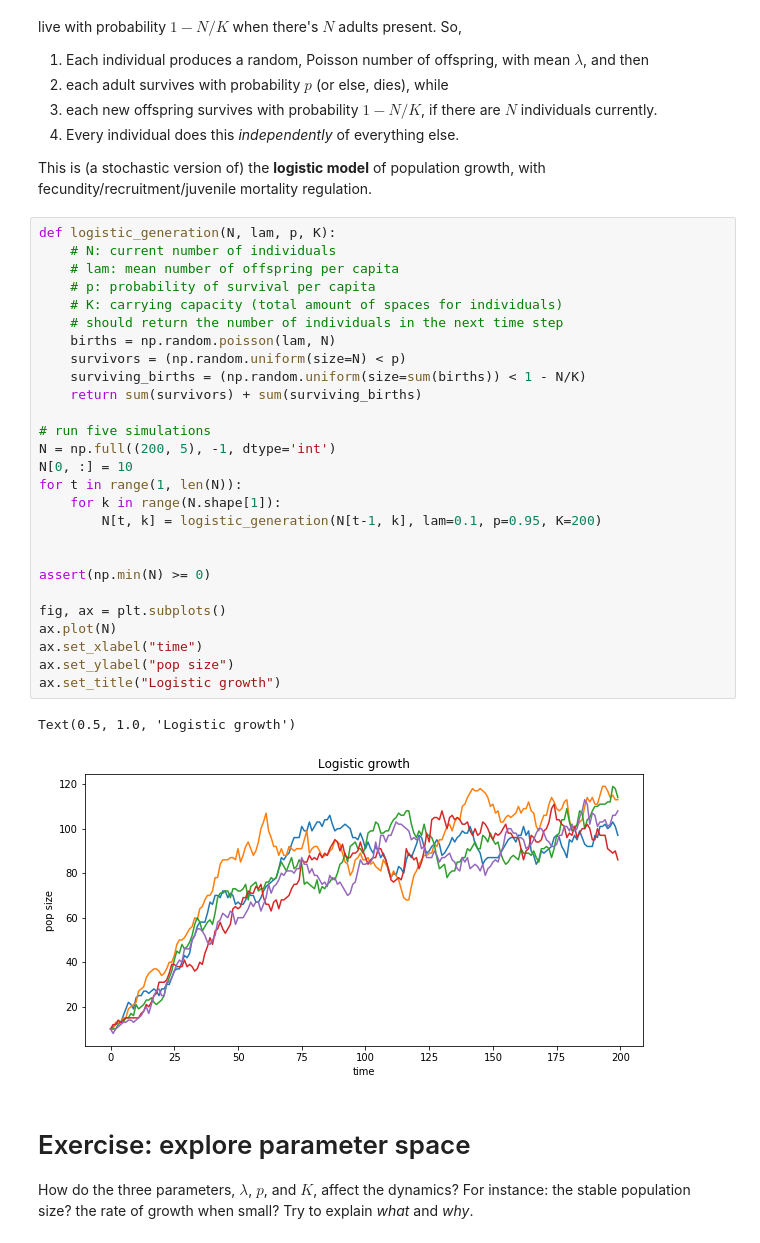
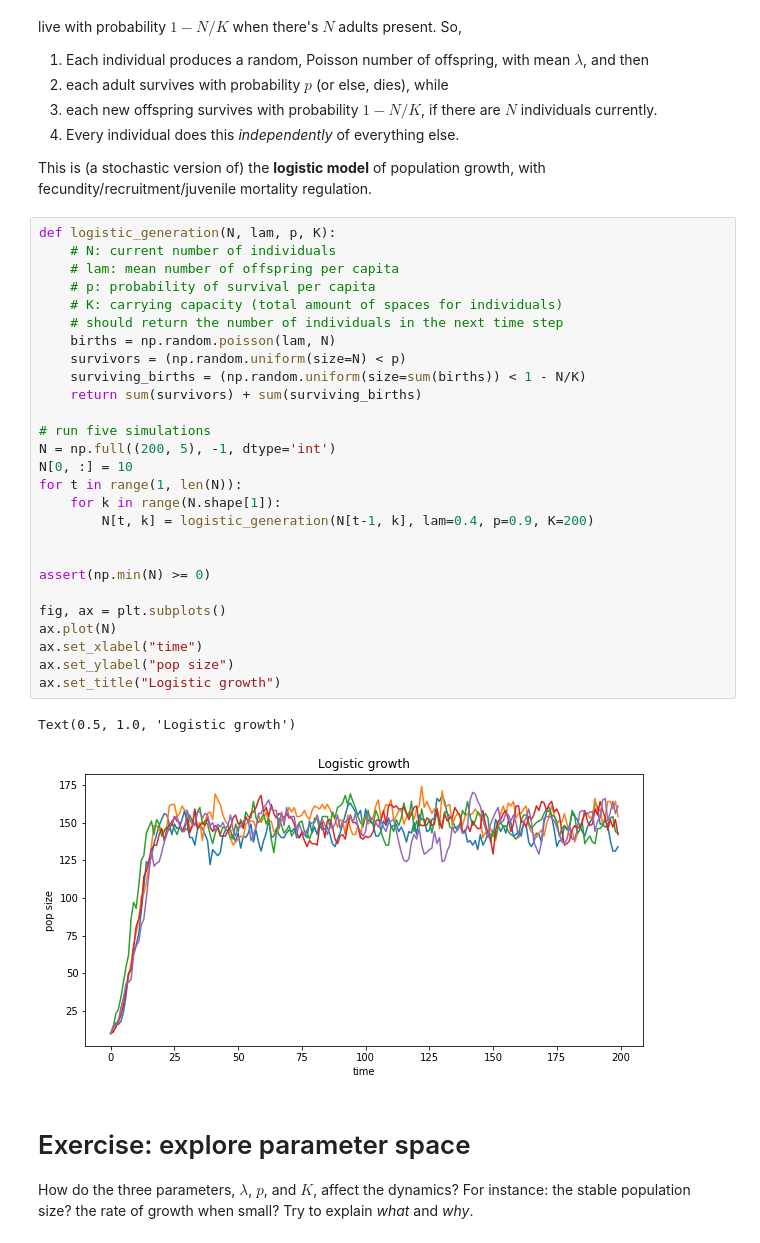
Before and after one commit to petrelharp/popbio, a Jupyter notebook: notebooks/individual_models.ipynb, the cells around one changed output. Cells and saved outputs as stored; diff of their text form.

```diff
--- a/notebooks/individual_models.ipynb
+++ b/notebooks/individual_models.ipynb
@@ -79,33 +79,33 @@ with fecundity/recruitment/juvenile mortality regulation.
 # %%
 def logistic_generation(N, lam, p, K):
     # N: current number of individuals
     # lam: mean number of offspring per capita
     # p: probability of survival per capita
     # K: carrying capacity (total amount of spaces for individuals)
     # should return the number of individuals in the next time step
     births = np.random.poisson(lam, N)
     survivors = (np.random.uniform(size=N) < p)
     surviving_births = (np.random.uniform(size=sum(births)) < 1 - N/K)
     return sum(survivors) + sum(surviving_births)
 
 # run five simulations
 N = np.full((200, 5), -1, dtype='int')
 N[0, :] = 10
 for t in range(1, len(N)):
     for k in range(N.shape[1]):
-        N[t, k] = logistic_generation(N[t-1, k], lam=0.1, p=0.95, K=200)
+        N[t, k] = logistic_generation(N[t-1, k], lam=0.4, p=0.9, K=200)
 
 
 assert(np.min(N) >= 0)
 
 fig, ax = plt.subplots()
 ax.plot(N)
 ax.set_xlabel("time")
 ax.set_ylabel("pop size")
 ax.set_title("Logistic growth")
 # %% [output]
 Text(0.5, 1.0, 'Logistic growth')
-[figure, old version]
+[figure, new version]
 # %% [markdown]
 # Exercise: explore parameter space
 
```
Also changed, not shown: parts of 8 cells of this notebook.
